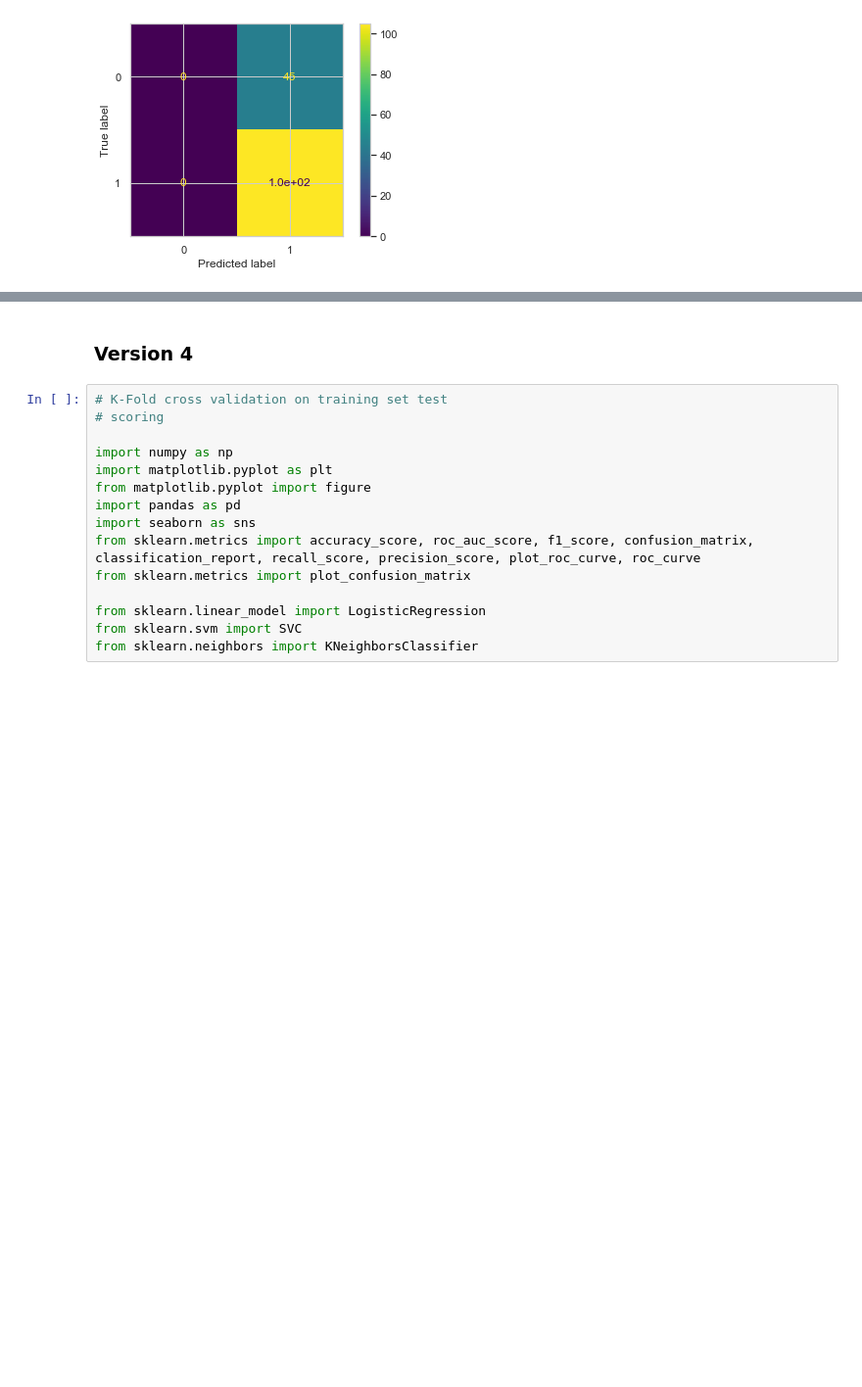
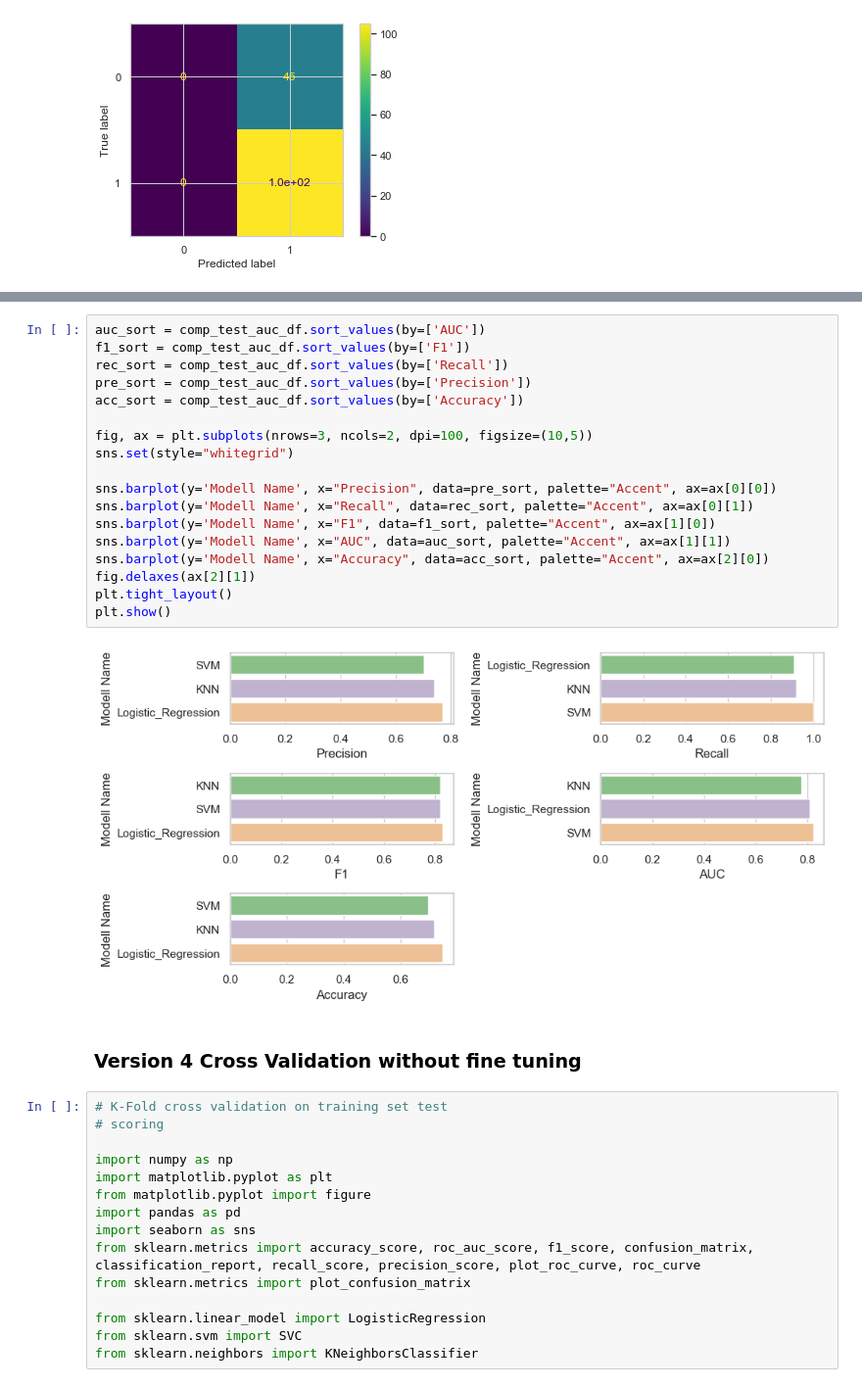
Before and after one commit to satriobhirawa/Kredit-EDA-SudDeutschland, a Jupyter notebook: modeling.ipynb, the cells around one changed output, grey strips where cells are left out. Shown at 98% size. Cells and saved outputs as stored; diff of their text form; blank space fills up the shorter version.

```diff
--- a/modeling.ipynb
+++ b/modeling.ipynb
@@ -2703,5 +3055,25 @@ AUC - Test Set: 82.56%
+# %%
+auc_sort = comp_test_auc_df.sort_values(by=['AUC'])
+f1_sort = comp_test_auc_df.sort_values(by=['F1'])
+rec_sort = comp_test_auc_df.sort_values(by=['Recall'])
+pre_sort = comp_test_auc_df.sort_values(by=['Precision'])
+acc_sort = comp_test_auc_df.sort_values(by=['Accuracy'])
+
+fig, ax = plt.subplots(nrows=3, ncols=2, dpi=100, figsize=(10,5))
+sns.set(style="whitegrid")
+
+sns.barplot(y='Modell Name', x="Precision", data=pre_sort, palette="Accent", ax=ax[0][0])
+sns.barplot(y='Modell Name', x="Recall", data=rec_sort, palette="Accent", ax=ax[0][1])
+sns.barplot(y='Modell Name', x="F1", data=f1_sort, palette="Accent", ax=ax[1][0])
+sns.barplot(y='Modell Name', x="AUC", data=auc_sort, palette="Accent", ax=ax[1][1])
+sns.barplot(y='Modell Name', x="Accuracy", data=acc_sort, palette="Accent", ax=ax[2][0])
+fig.delaxes(ax[2][1])
+plt.tight_layout()
+plt.show()
+# %% [output]
+[figure, added]
 # %% [markdown]
-### Version 4
+### Version 4 Cross Validation without fine tuning
 # %%
 # K-Fold cross validation on training set test
 # scoring
```
Also changed, not shown: parts of 83 cells of this notebook, 1 other file.
